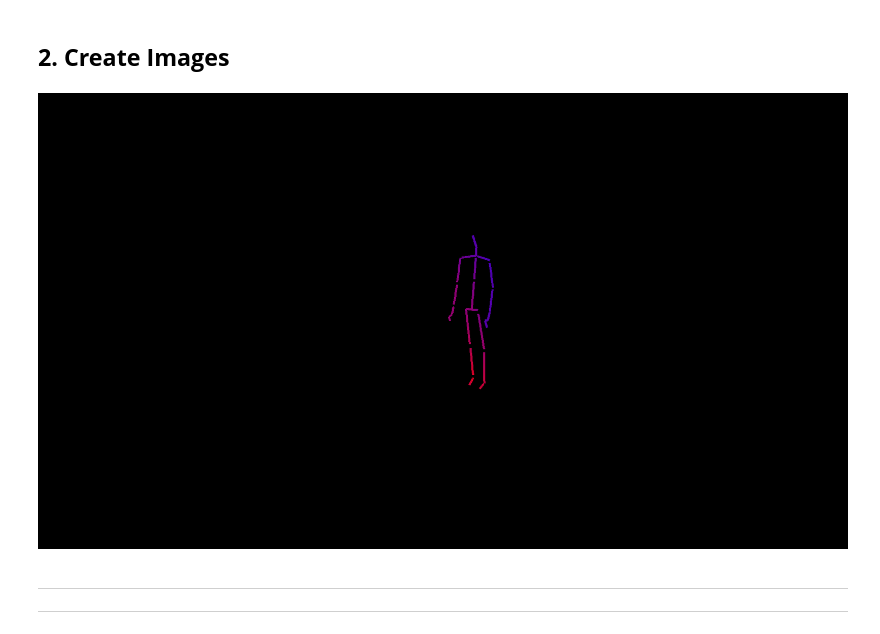
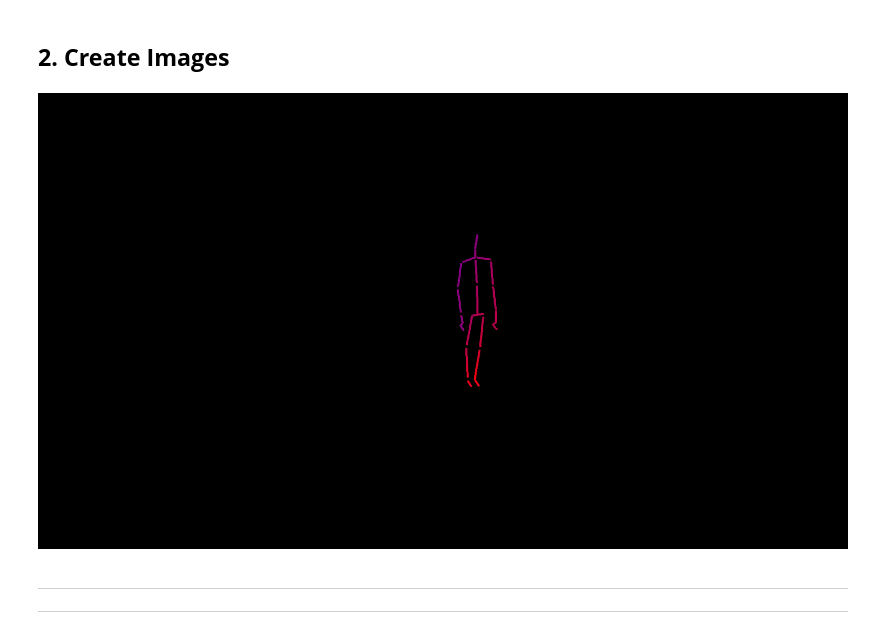
Before and after one commit to anthony-kobanda/human-action-recognition, a Jupyter notebook: data_visualization.ipynb, the cells around one changed output. Drawn from its saved outputs; the diff is of its cells as text; code cells hidden in the pictures.

```diff
--- a/data_visualization.ipynb
+++ b/data_visualization.ipynb
@@ -182,9 +182,9 @@ def create_image(image_frame):
     return img
 # %%
 # example (first element of the dataset)
-create_image(get_image_sequence_normalize(0)[0,:,:])
+create_image(get_image_sequence_normalize(15)[0,:,:])
 # %% [output]
-[figure, old version]
+[figure, new version]
 # %%
 def create_gif(i, filepath, dataset2D=HAD2D, dataset3D=HAD3D, normalize=True):
     if normalize:
```
Also changed, not shown: parts of 1 cell of this notebook, 7 other files.
